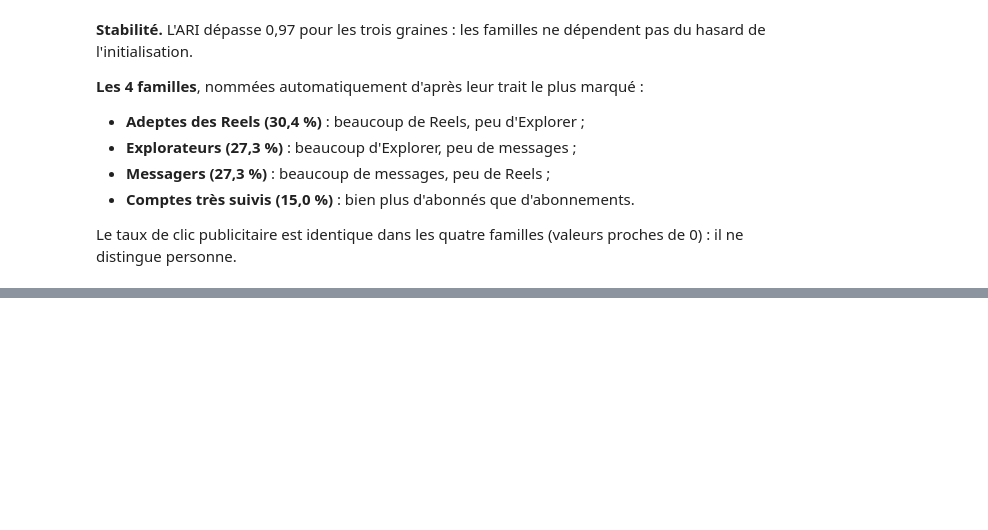
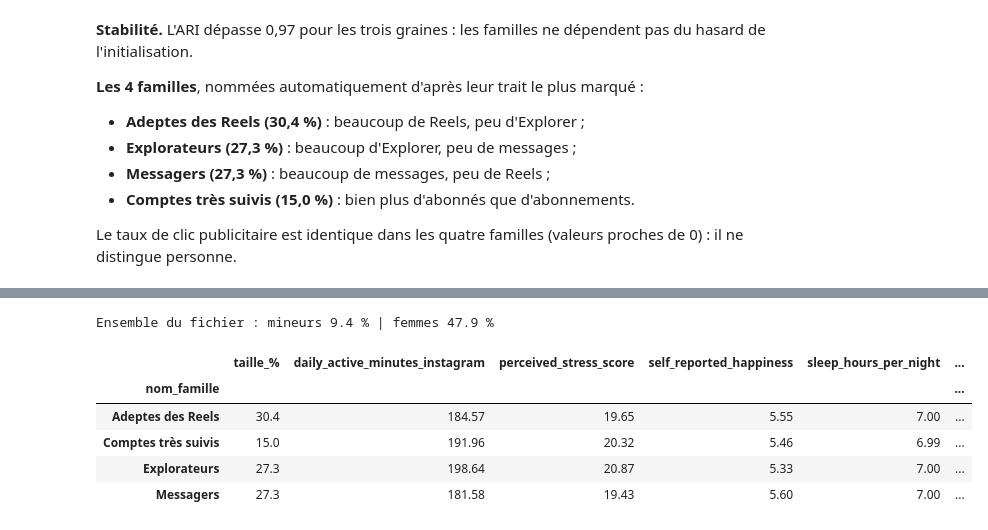
Before and after one commit to Sarah-1099/insta_innov, a Jupyter notebook: segmentation_emmanuelle.ipynb, the cells around one changed output, grey strips where cells are left out. Cells and saved outputs as stored; diff of their text form; code cells hidden in the pictures; blank space fills up the shorter version.

```diff
--- a/segmentation_emmanuelle.ipynb
+++ b/segmentation_emmanuelle.ipynb
@@ -388,0 +393,16 @@ Le taux de clic publicitaire est identique dans les quatre familles (valeurs pro
+# %%
+description = df.groupby("nom_famille")[DECRIRE].mean().round(2)
+description.insert(0, "taille_%", (df["nom_famille"].value_counts(normalize=True) * 100).round(1))
+description["mineurs_%"] = (df["age"].lt(18).groupby(df["nom_famille"]).mean() * 100).round(1)
+description["femmes_%"] = (df["gender"].eq("Female").groupby(df["nom_famille"]).mean() * 100).round(1)
+
+print(f"Ensemble du fichier : mineurs {df['age'].lt(18).mean() * 100:.1f} % | femmes {df['gender'].eq('Female').mean() * 100:.1f} %")
+description
+# %% [output]
+Ensemble du fichier : mineurs 9.4 % | femmes 47.9 %
+|  | taille_% | daily_active_minutes_instagram | perceived_stress_score | self_reported_happiness | sleep_hours_per_night | ... |
+| nom_famille |  |  |  |  |  | ... |
+| Adeptes des Reels | 30.4 | 184.57 | 19.65 | 5.55 | 7.00 | ... |
+| Comptes très suivis | 15.0 | 191.96 | 20.32 | 5.46 | 6.99 | ... |
+| Explorateurs | 27.3 | 198.64 | 20.87 | 5.33 | 7.00 | ... |
+| Messagers | 27.3 | 181.58 | 19.43 | 5.60 | 7.00 | ... |
```
Also changed, not shown: parts of 13 cells of this notebook.
